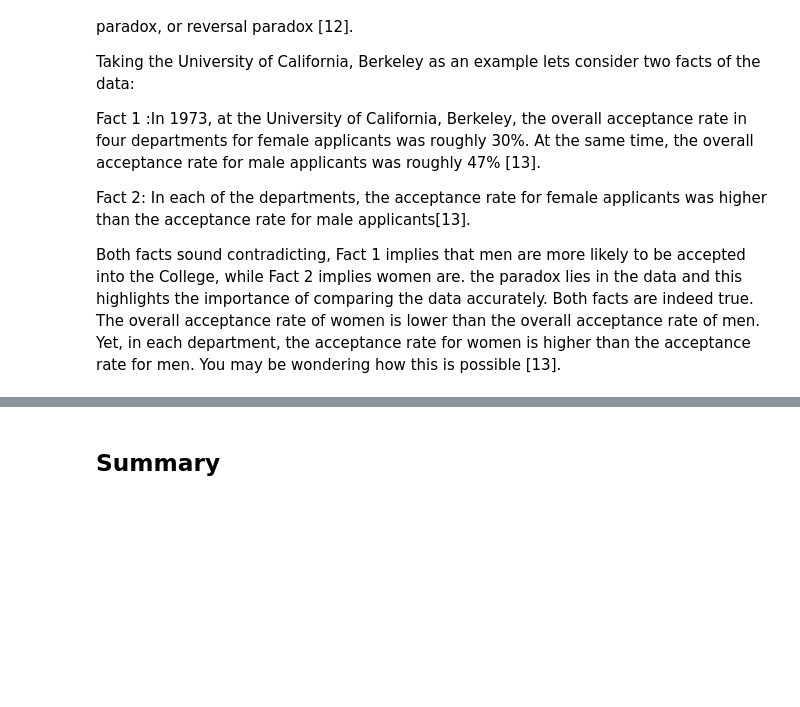
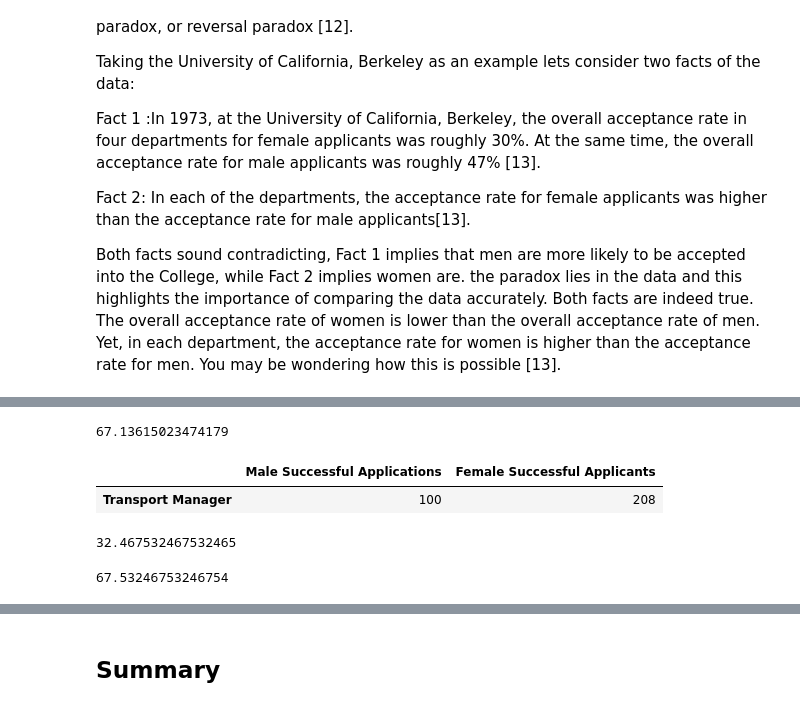
Before and after one commit to Deego88/Tasks-2020, a Jupyter notebook: Tasks 2020.ipynb, the cells around one changed output, grey strips where cells are left out. Saved outputs shown, nothing was run; the diff lists cells and outputs as text; code cells hidden in the pictures; blank space fills up the shorter version.

```diff
--- a/Tasks 2020.ipynb
+++ b/Tasks 2020.ipynb
@@ -320,6 +323,6 @@ x3 = 100
 y3 = a3 * x3 + b3
 # %%
 # create Manufacturing Manager dict and store x3 and y3 values.
-TM = pd.DataFrame({"Male Applications": x3, "Female Applicants": y3}, index=["Transport Manager"])
+TM = pd.DataFrame({"Male Successful Applications": x3, "Female Successful Applicants": y3}, index=["Transport Manager"])
 print(TM)
 # %% [output]
@@ -327,0 +375,20 @@ Transport Manager                100                208
+# %%
+Female_Success_Rate_MM= (143/213)*100
+Female_Success_Rate_MM
+# %% [output]
+67.13615023474179
+# %%
+TM
+# %% [output]
+|  | Male Successful Applications | Female Successful Applicants |
+| Transport Manager | 100 | 208 |
+# %%
+Male_Success_Rate_TM= (100/308)*100
+Male_Success_Rate_TM
+# %% [output]
+32.467532467532465
+# %%
+Female_Success_Rate_TM= (208/308)*100
+Female_Success_Rate_TM
+# %% [output]
+67.53246753246754
```
Also changed, not shown: parts of 32 cells of this notebook.
